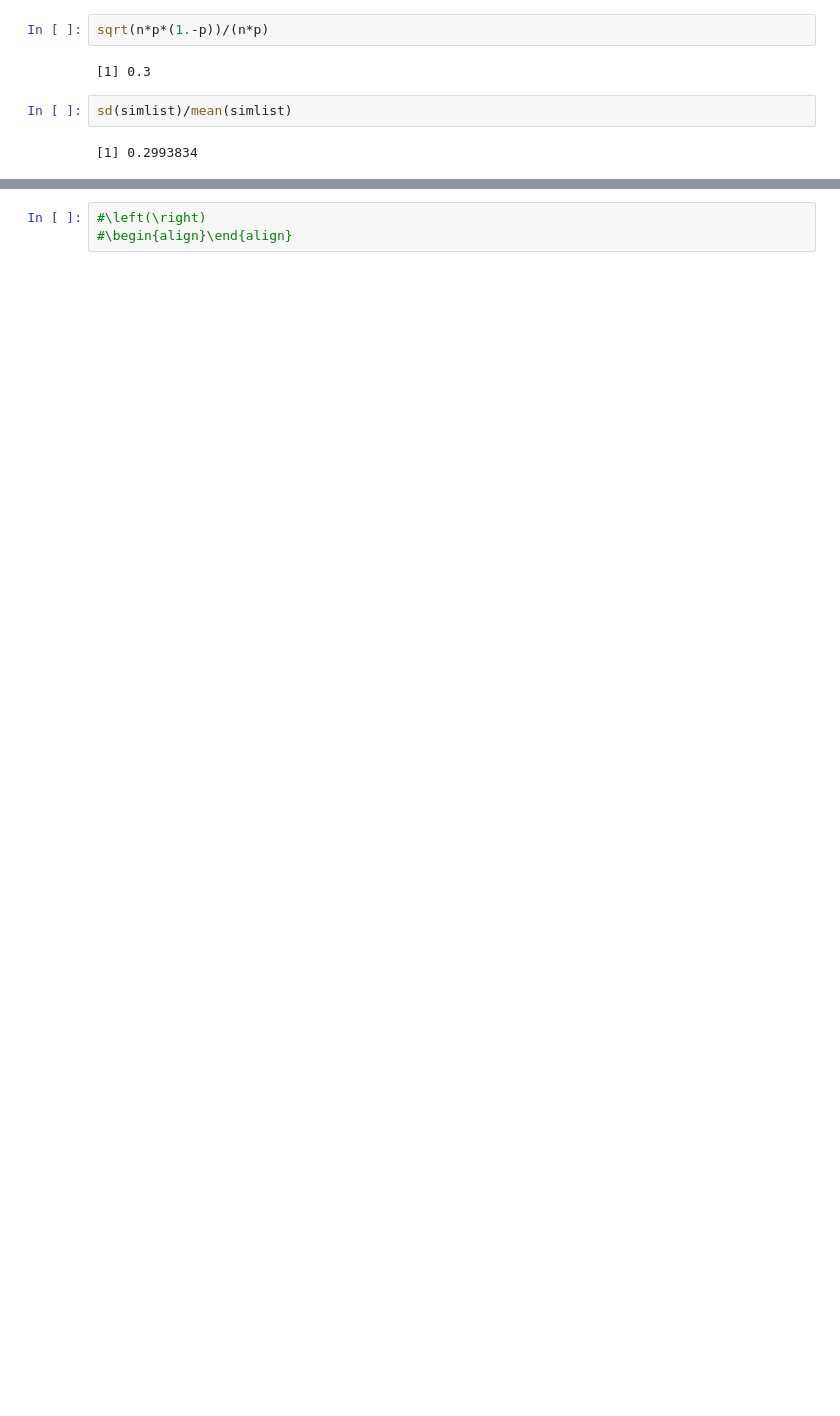
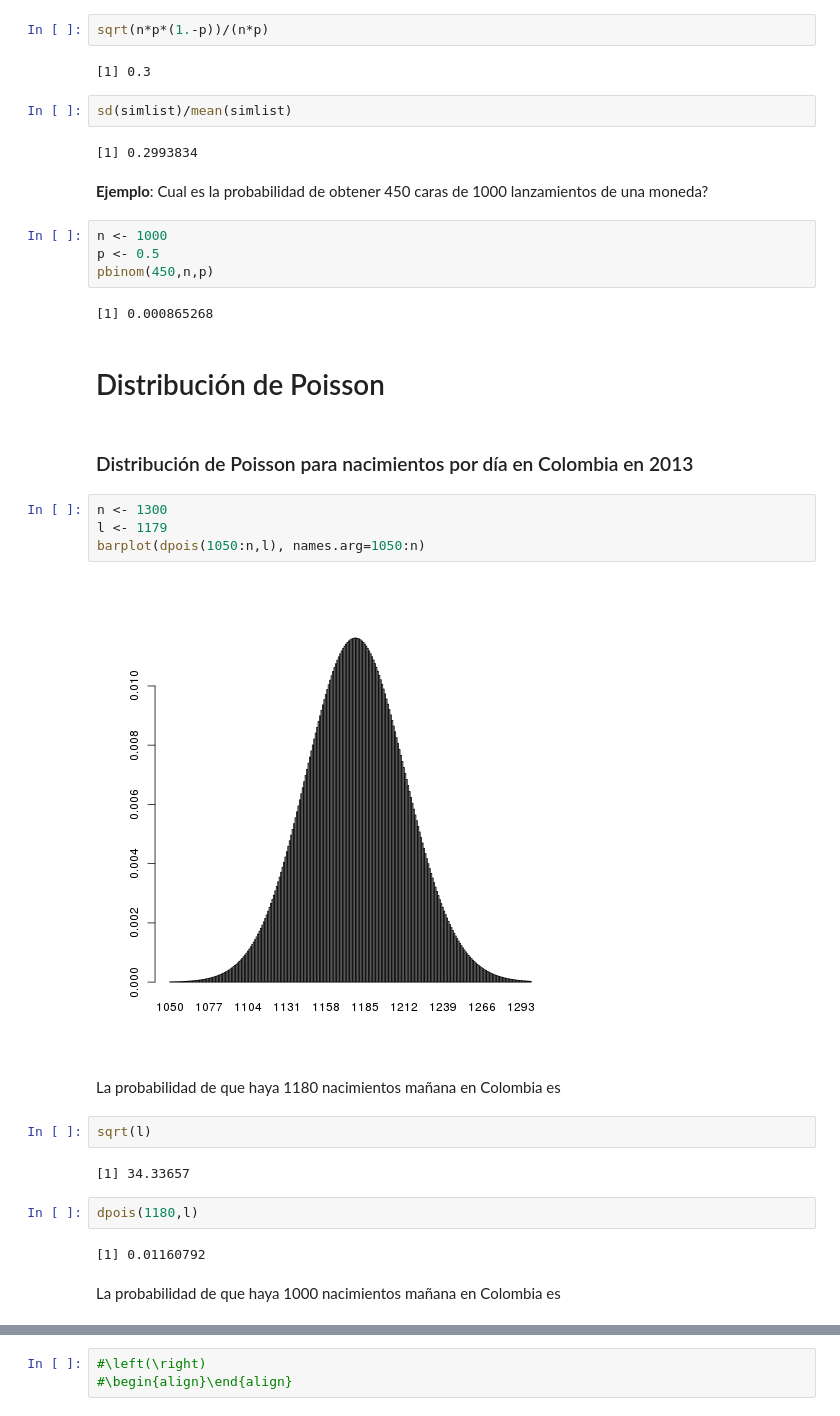
Before and after one commit to restrepo/estadistica, a Jupyter notebook: Jupyter_notebooks/Distribuciones de probabilidad R.ipynb, the cells around one changed output, grey strips where cells are left out. Cells and saved outputs as stored; diff of their text form; blank space fills up the shorter version.

```diff
--- a/Jupyter_notebooks/Distribuciones de probabilidad R.ipynb
+++ b/Jupyter_notebooks/Distribuciones de probabilidad R.ipynb
@@ -163,3 +176,33 @@ sqrt(n*p*(1.-p))/(n*p)
 sd(simlist)/mean(simlist)
 # %% [output]
 [1] 0.2993834
+# %% [markdown]
+__Ejemplo__: Cual es la probabilidad de obtener 450 caras de 1000 lanzamientos de una moneda?
+# %%
+n <- 1000
+p <- 0.5
+pbinom(450,n,p)
+# %% [output]
+[1] 0.000865268
+# %% [markdown]
+# Distribución de Poisson
+# %% [markdown]
+### Distribución de Poisson para nacimientos por día en Colombia en 2013
+# %%
+n <- 1300
+l <- 1179
+barplot(dpois(1050:n,l), names.arg=1050:n)
+# %% [output]
+[figure, added]
+# %% [markdown]
+La probabilidad de que haya 1180 nacimientos mañana en Colombia es
+# %%
+sqrt(l)
+# %% [output]
+[1] 34.33657
+# %%
+dpois(1180,l)
+# %% [output]
+[1] 0.01160792
+# %% [markdown]
+La probabilidad de que haya 1000 nacimientos mañana en Colombia es
```
Also changed, not shown: parts of 42 cells of this notebook.
